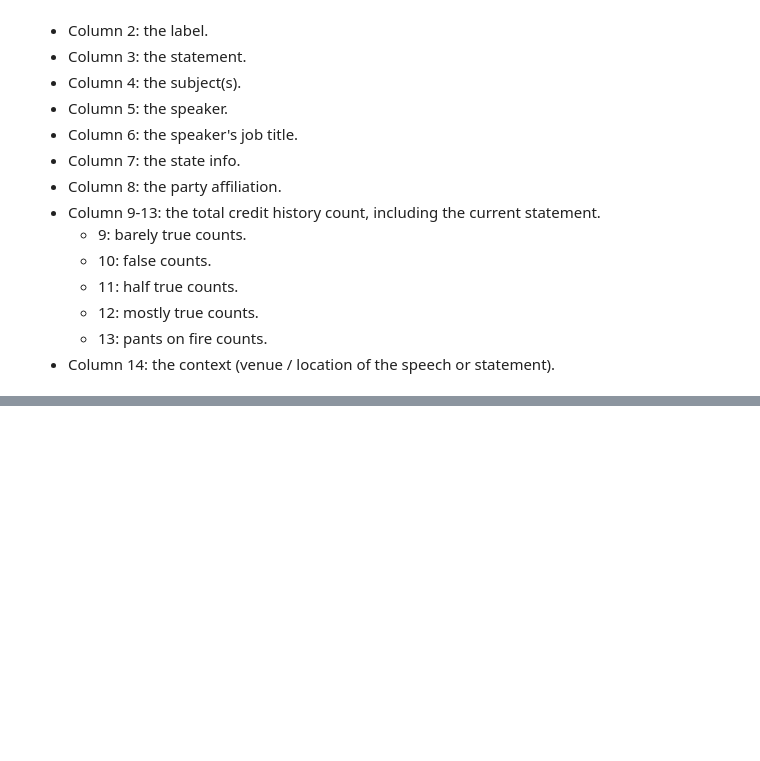
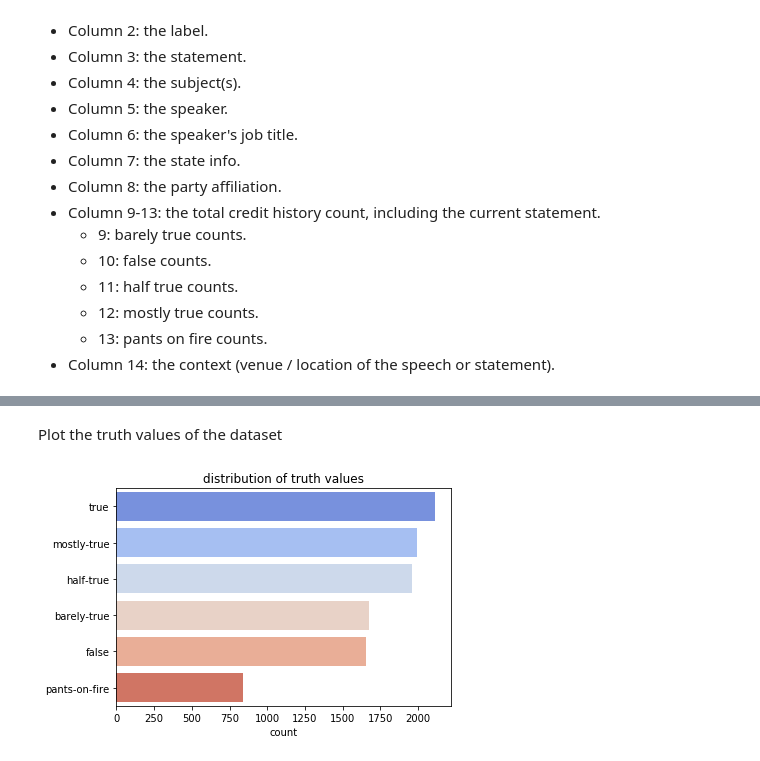
Before and after one commit to KunojiLym/metis_project_4, a Jupyter notebook: liar_eda.ipynb, the cells around one changed output, grey strips where cells are left out. Drawn from its saved outputs; the diff is of its cells as text; code cells hidden in the pictures; blank space fills up the shorter version.

```diff
--- a/liar_eda.ipynb
+++ b/liar_eda.ipynb
@@ -47,0 +57,8 @@ liar_train
+# %% [markdown]
+Plot the truth values of the dataset
+# %%
+liar_label_order = ['true', 'mostly-true', 'half-true', 'barely-true', 'false', 'pants-on-fire']
+
+sns.barplot(y=liar_label_order, x=liar_train['label'].value_counts(), palette='coolwarm').set(title='distribution of truth values', xlabel='count');
+# %% [output]
+[figure, added]
```
Also changed, not shown: parts of 5 cells of this notebook.
